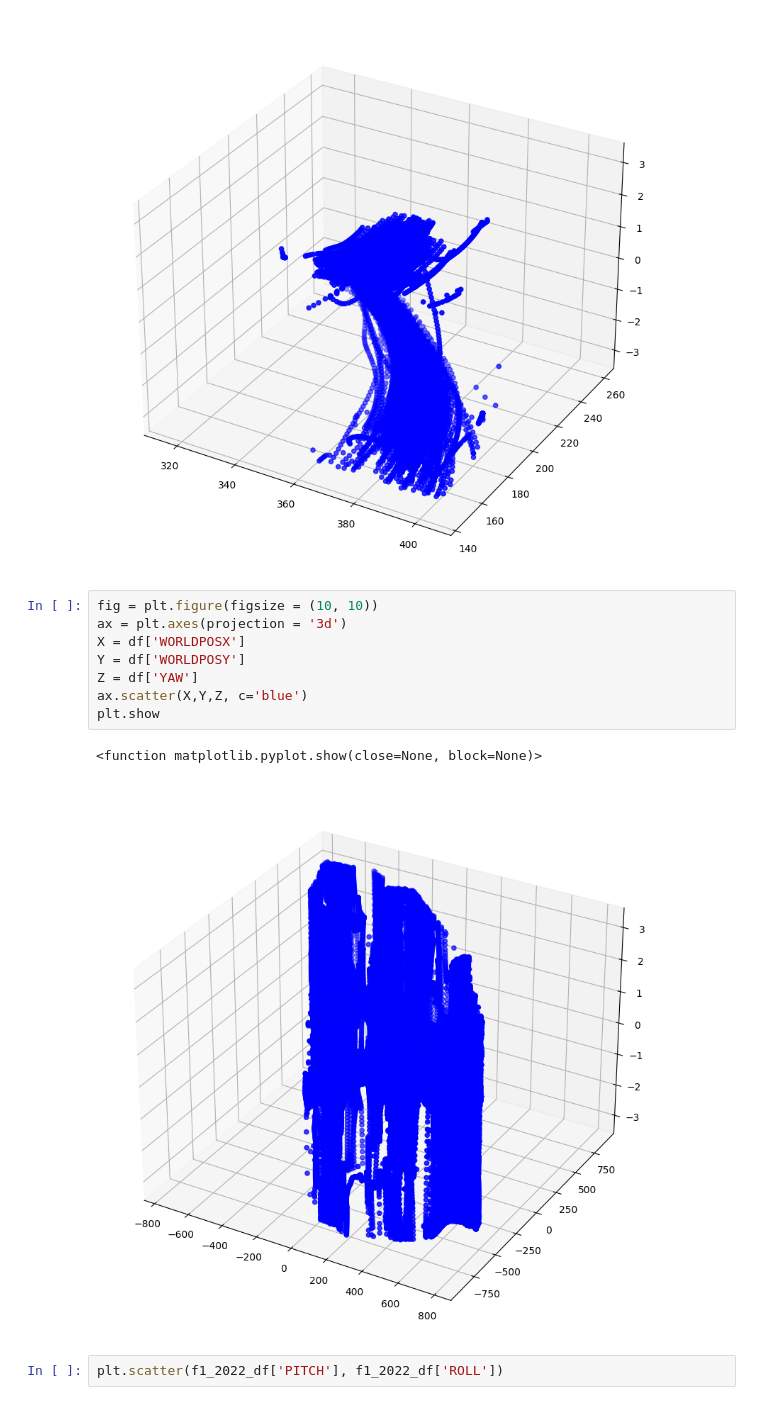
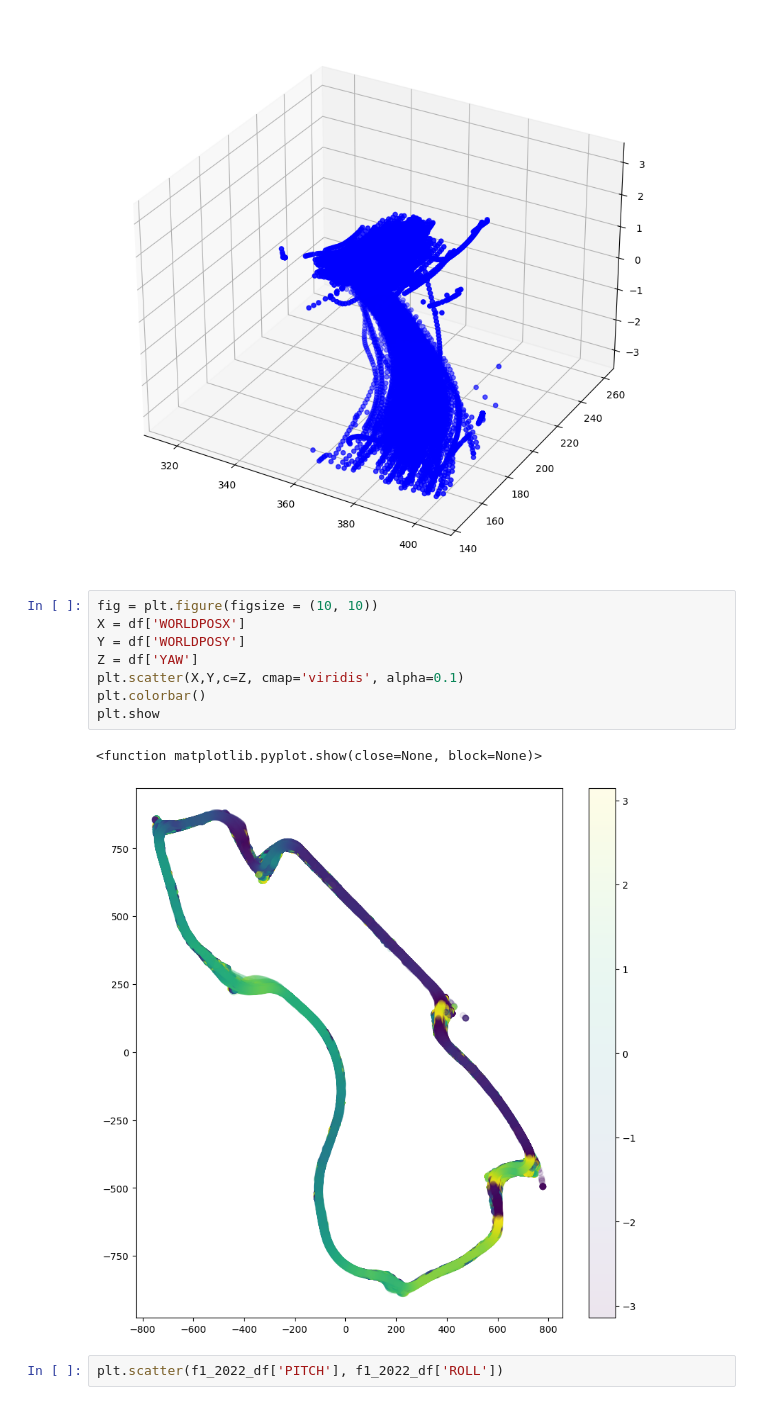
Before and after one commit to Bgon01/Data3001-capstone, a Jupyter notebook: eda/eda.ipynb, the cells around one changed output. Drawn from its saved outputs; the diff is of its cells as text.

```diff
--- a/eda/eda.ipynb
+++ b/eda/eda.ipynb
@@ -75,15 +53,15 @@ plt.show
 [figure]
 # %%
 fig = plt.figure(figsize = (10, 10))
-ax = plt.axes(projection = '3d')
 X = df['WORLDPOSX']
 Y = df['WORLDPOSY']
 Z = df['YAW']
-ax.scatter(X,Y,Z, c='blue')
+plt.scatter(X,Y,c=Z, cmap='viridis', alpha=0.1)
+plt.colorbar()
 plt.show
 # %% [output]
 <function matplotlib.pyplot.show(close=None, block=None)>
-[figure, old version]
+[figure, new version]
 # %%
 plt.scatter(f1_2022_df['PITCH'], f1_2022_df['ROLL'])
 # %% [output]
```
Also changed, not shown: parts of 5 cells of this notebook, 1 other file.
